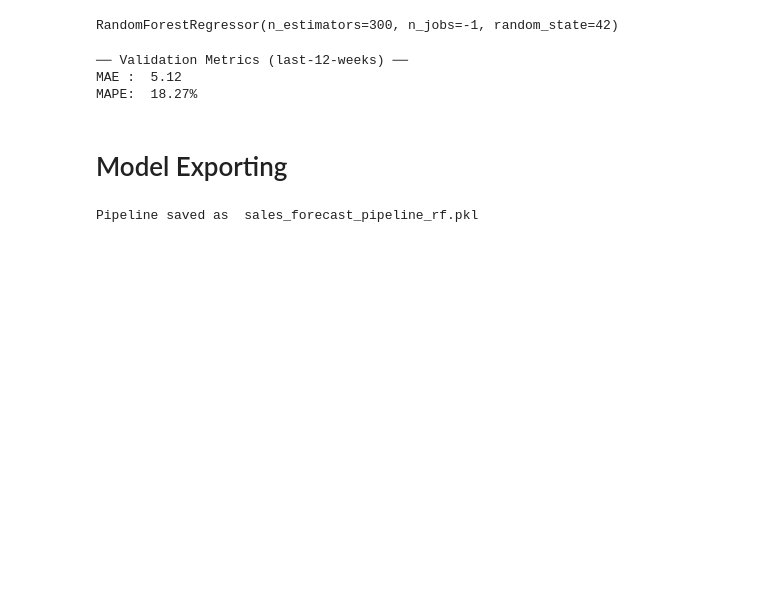
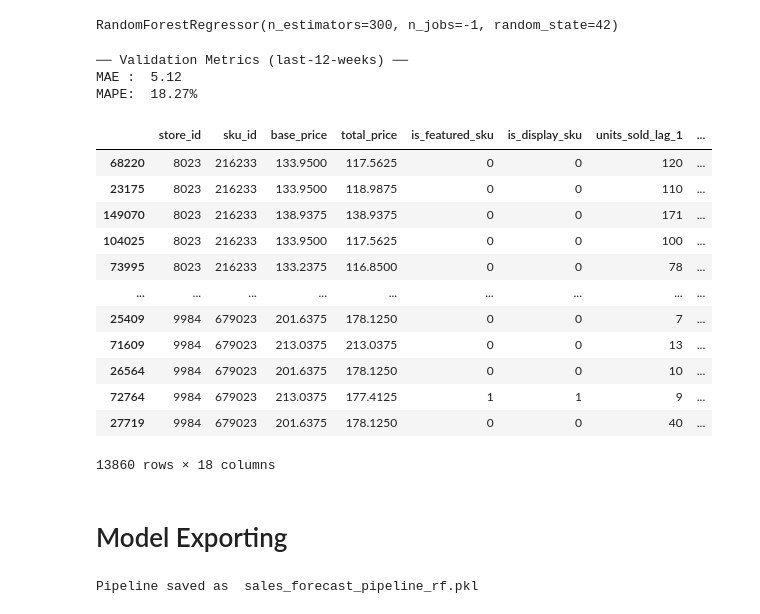
Before and after one commit to ngnquanq/Demand-Forecasting, a Jupyter notebook: notebooks/playground.ipynb, the cells around one changed output. Saved outputs shown, nothing was run; the diff lists cells and outputs as text; code cells hidden in the pictures; blank space fills up the shorter version.

```diff
--- a/notebooks/playground.ipynb
+++ b/notebooks/playground.ipynb
@@ -204,6 +270,22 @@ print(f"MAPE:  {mape:.2f}%")
 ── Validation Metrics (last‑12‑weeks) ──
 MAE :  5.12
 MAPE:  18.27%
+# %%
+X_val
+# %% [output]
+|  | store_id | sku_id | base_price | total_price | is_featured_sku | is_display_sku | units_sold_lag_1 | ... |
+| 68220 | 8023 | 216233 | 133.9500 | 117.5625 | 0 | 0 | 120 | ... |
+| 23175 | 8023 | 216233 | 133.9500 | 118.9875 | 0 | 0 | 110 | ... |
+| 149070 | 8023 | 216233 | 138.9375 | 138.9375 | 0 | 0 | 171 | ... |
+| 104025 | 8023 | 216233 | 133.9500 | 117.5625 | 0 | 0 | 100 | ... |
+| 73995 | 8023 | 216233 | 133.2375 | 116.8500 | 0 | 0 | 78 | ... |
+| ... | ... | ... | ... | ... | ... | ... | ... | ... |
+| 25409 | 9984 | 679023 | 201.6375 | 178.1250 | 0 | 0 | 7 | ... |
+| 71609 | 9984 | 679023 | 213.0375 | 213.0375 | 0 | 0 | 13 | ... |
+| 26564 | 9984 | 679023 | 201.6375 | 178.1250 | 0 | 0 | 10 | ... |
+| 72764 | 9984 | 679023 | 213.0375 | 177.4125 | 1 | 1 | 9 | ... |
+| 27719 | 9984 | 679023 | 201.6375 | 178.1250 | 0 | 0 | 40 | ... |
+13860 rows × 18 columns
 # %% [markdown]
 # Model Exporting
 # %%
```
Also changed, not shown: parts of 9 cells of this notebook, 4 other files.
